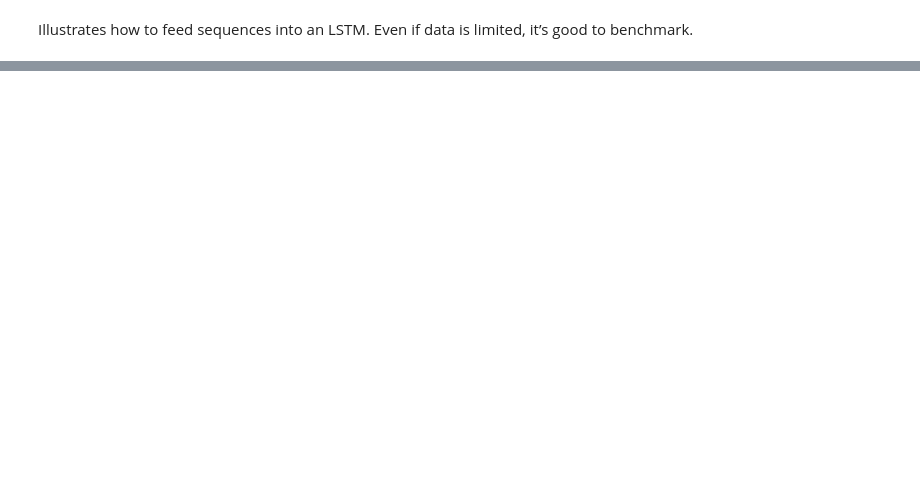
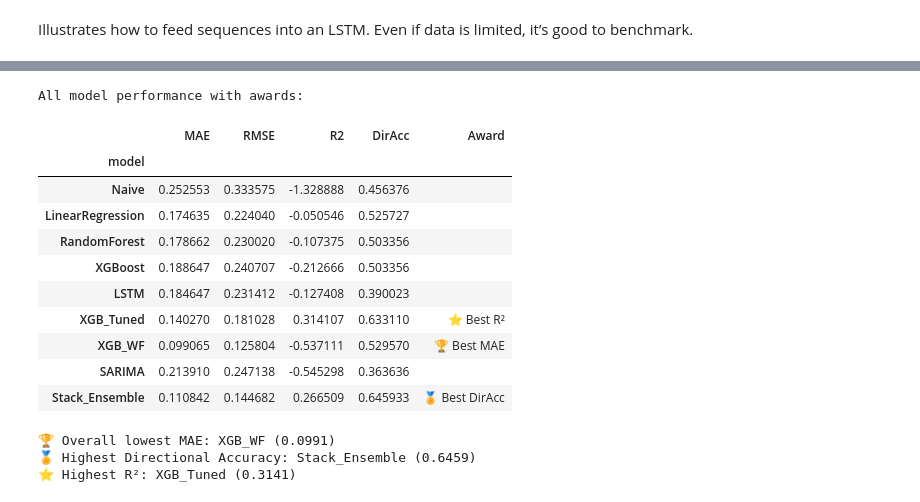
Before and after one commit to mH-13/Tesla-S, a Jupyter notebook: notebooks/02_modeling_and_evaluation.ipynb, the cells around one changed output, grey strips where cells are left out. Cells and saved outputs as stored; diff of their text form; code cells hidden in the pictures; blank space fills up the shorter version.

```diff
--- a/notebooks/02_modeling_and_evaluation.ipynb
+++ b/notebooks/02_modeling_and_evaluation.ipynb
@@ -361,0 +365,4 @@ final
+# %%
+# Add regime flag to df_new
+df_new['regime'] = (df_new.index >= '2020-01-01').astype(int)
+df_new.head()
@@ -361,0 +453,16 @@ final
+# %%
+from sklearn.linear_model import Ridge
+
+meta = Ridge(alpha=1.0)
+meta.fit(stack_df, yn_test_aligned)
+
+stack_preds = meta.predict(stack_df)
+
+# Compute ensemble metrics
+ens_mae   = mean_absolute_error(yn_test_aligned, stack_preds)
+ens_rmse  = np.sqrt(mean_squared_error(yn_test_aligned, stack_preds))
+ens_r2    = r2_score(yn_test_aligned, stack_preds)
+ens_dir   = accuracy_score((yn_test_aligned>0), (stack_preds>0))
+
+print(f"Stacking Ensemble -> MAE: {ens_mae:.4f}, RMSE: {ens_rmse:.4f}, "
+      f"R2: {ens_r2:.4f}, DirAcc: {ens_dir:.4f}")
@@ -361,0 +519,47 @@ final
+# %%
+#Comparing All Models & Award the Winner
+import pandas as pd
+
+# Identify best model by lowest MAE
+best_mae = df_res['MAE'].min()
+winner_mae = df_res['MAE'].idxmin()
+
+# Identify best model by highest directional accuracy
+best_dir = df_res['DirAcc'].max()
+winner_dir = df_res['DirAcc'].idxmax()
+
+# Identify best model by highest R2
+best_r2 = df_res['R2'].max()
+winner_r2 = df_res['R2'].idxmax()
+
+# Create an “award” column
+df_awards = df_res.copy()
+df_awards['Award'] = ''
+df_awards.loc[winner_mae, 'Award'] += '🏆 Best MAE'
+df_awards.loc[winner_dir, 'Award'] += (' & ' if df_awards.loc[winner_dir,'Award'] else '') + '🏅 Best DirAcc'
+df_awards.loc[winner_r2, 'Award'] += (' & ' if df_awards.loc[winner_r2,'Award'] else '') + '⭐ Best R²'
+
+# Show the table with awards
+print("All model performance with awards:\n")
+display(df_awards)
+
+# Print a summary statement
+print(f"\n🏆 Overall lowest MAE: {winner_mae} ({best_mae:.4f})")
+print(f"🏅 Highest Directional Accuracy: {winner_dir} ({best_dir:.4f})")
+print(f"⭐ Highest R²: {winner_r2} ({best_r2:.4f})")
+# %% [output]
+All model performance with awards:
+|  | MAE | RMSE | R2 | DirAcc | Award |
+| model |  |  |  |  |  |
+| Naive | 0.252553 | 0.333575 | -1.328888 | 0.456376 |  |
+| LinearRegression | 0.174635 | 0.224040 | -0.050546 | 0.525727 |  |
+| RandomForest | 0.178662 | 0.230020 | -0.107375 | 0.503356 |  |
+| XGBoost | 0.188647 | 0.240707 | -0.212666 | 0.503356 |  |
+| LSTM | 0.184647 | 0.231412 | -0.127408 | 0.390023 |  |
+| XGB_Tuned | 0.140270 | 0.181028 | 0.314107 | 0.633110 | ⭐ Best R² |
+| XGB_WF | 0.099065 | 0.125804 | -0.537111 | 0.529570 | 🏆 Best MAE |
+| SARIMA | 0.213910 | 0.247138 | -0.545298 | 0.363636 |  |
+| Stack_Ensemble | 0.110842 | 0.144682 | 0.266509 | 0.645933 | 🏅 Best DirAcc |
+🏆 Overall lowest MAE: XGB_WF (0.0991)
+🏅 Highest Directional Accuracy: Stack_Ensemble (0.6459)
+⭐ Highest R²: XGB_Tuned (0.3141)
```
Also changed, not shown: parts of 60 cells of this notebook.
